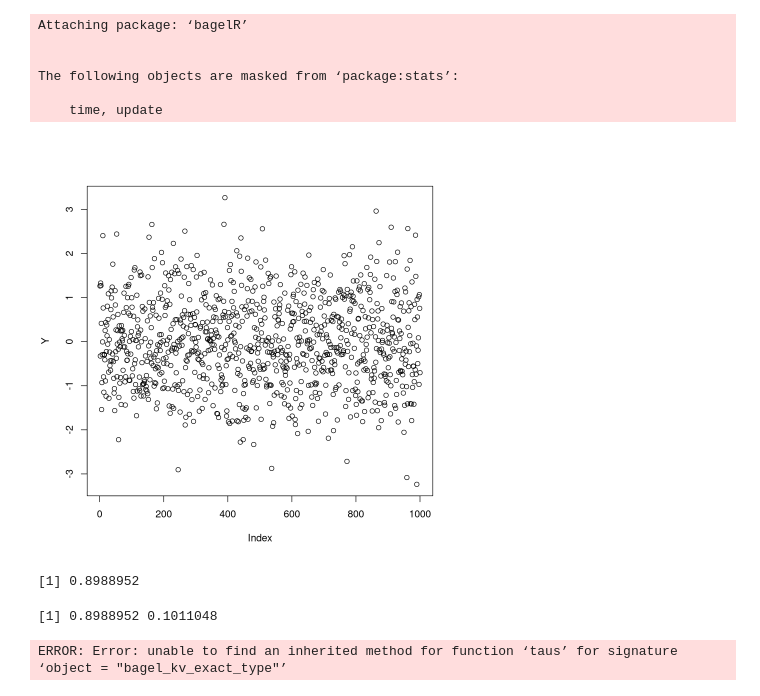
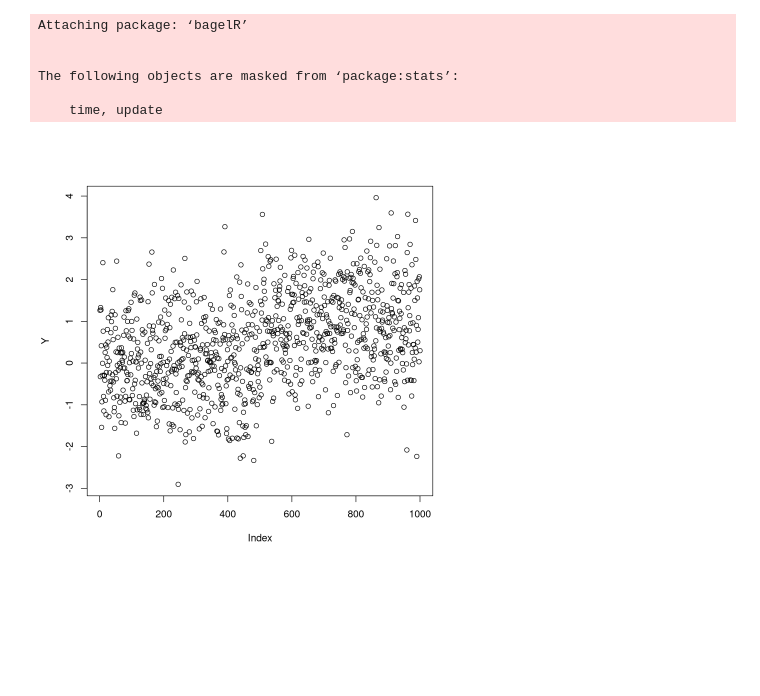
Before and after one commit to grosed/bagel, a Jupyter notebook: notebooks/sequential-bagel.ipynb, the cells around one changed output. Saved outputs shown, nothing was run; the diff lists cells and outputs as text; code cells hidden in the pictures; blank space fills up the shorter version.

Commit message:
added constructors for sequential methods

```diff
--- a/notebooks/sequential-bagel.ipynb
+++ b/notebooks/sequential-bagel.ipynb
@@ -77,10 +80,10 @@ transform <- function(tau)
 }
 # %%
 set.seed(0)
-Y <- rnorm(1000,0,1)
+Y <- c(rnorm(500,0,1),rnorm(500,1,1))
 plot(Y)
 # %% [output]
-[figure, old version]
+[figure, new version]
 # %%
 p <- 1.0;
 p0 <- 0.9;
@@ -92,12 +94,0 @@ results <- sequential_bagel_kv_exact(feature_vector,prior,transform,p0,p,noise_s
-# %%
-update(results,Y[2])
-# %% [output]
-[1] 0.8988952
-# %%
-weights(results)
-# %% [output]
-[1] 0.8988952 0.1011048
-# %%
-taus(results)
-# %% [output]
-ERROR: Error: unable to find an inherited method for function ‘taus’ for signature ‘object = "bagel_kv_exact_type"’
```
Also changed, not shown: parts of 22 cells of this notebook, 2 other files.
